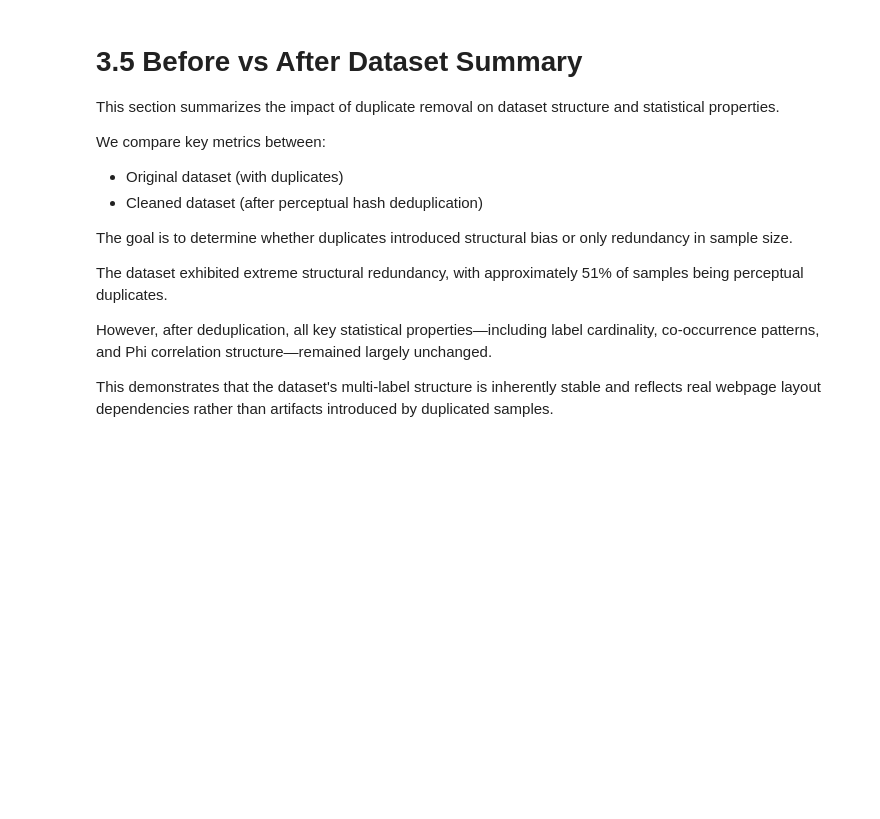
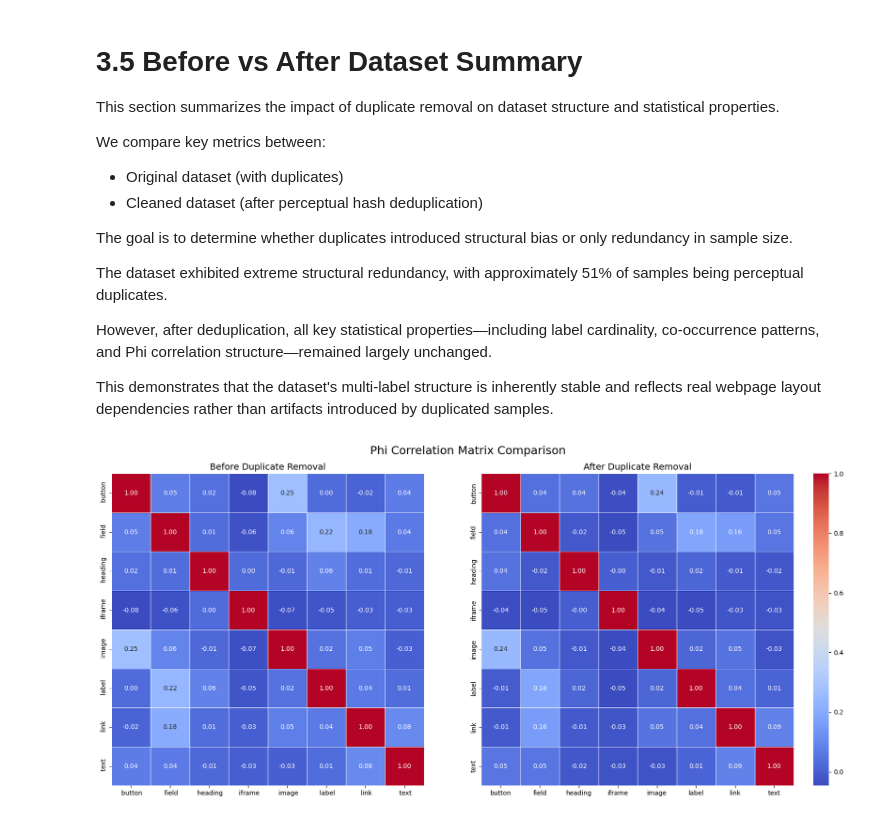
Before and after one commit to AnindyaChakravarty/Multi-label_Image_Classification, a Jupyter notebook: DM.ipynb, the cells around one changed output. Saved outputs shown, nothing was run; the diff lists cells and outputs as text; code cells hidden in the pictures; blank space fills up the shorter version.

```diff
--- a/DM.ipynb
+++ b/DM.ipynb
@@ -766,6 +770,9 @@ plt.title("Phi Correlation Matrix", fontsize=16)
 
 plt.tight_layout()
 plt.show()
+
+
+old_phi_matrix = phi_matrix
 # %% [output]
 [figure]
 # %% [markdown]
@@ -1430,3 +1437,40 @@ The dataset exhibited extreme structural redundancy, with approximately 51% of s
 However, after deduplication, all key statistical properties—including label cardinality, co-occurrence patterns, and Phi correlation structure—remained largely unchanged.
 
 This demonstrates that the dataset's multi-label structure is inherently stable and reflects real webpage layout dependencies rather than artifacts introduced by duplicated samples.
+# %%
+fig, axes = plt.subplots(1, 2, figsize=(18, 8))
+
+# BEFORE CLEANING
+sns.heatmap(
+    old_phi_matrix,
+    annot=True,
+    cmap="coolwarm",
+    fmt=".2f",
+    linewidths=0.5,
+    square=True,
+    ax=axes[0],
+    cbar=False
+)
+
+axes[0].set_title("Before Duplicate Removal", fontsize=14)
+
+# AFTER CLEANING
+sns.heatmap(
+    phi_matrix,
+    annot=True,
+    cmap="coolwarm",
+    fmt=".2f",
+    linewidths=0.5,
+    square=True,
+    ax=axes[1],
+    cbar=True
+)
+
+axes[1].set_title("After Duplicate Removal", fontsize=14)
+
+plt.suptitle("Phi Correlation Matrix Comparison", fontsize=18)
+
+plt.tight_layout()
+plt.show()
+# %% [output]
+[figure, added]
```
Also changed, not shown: parts of 5 cells of this notebook.
